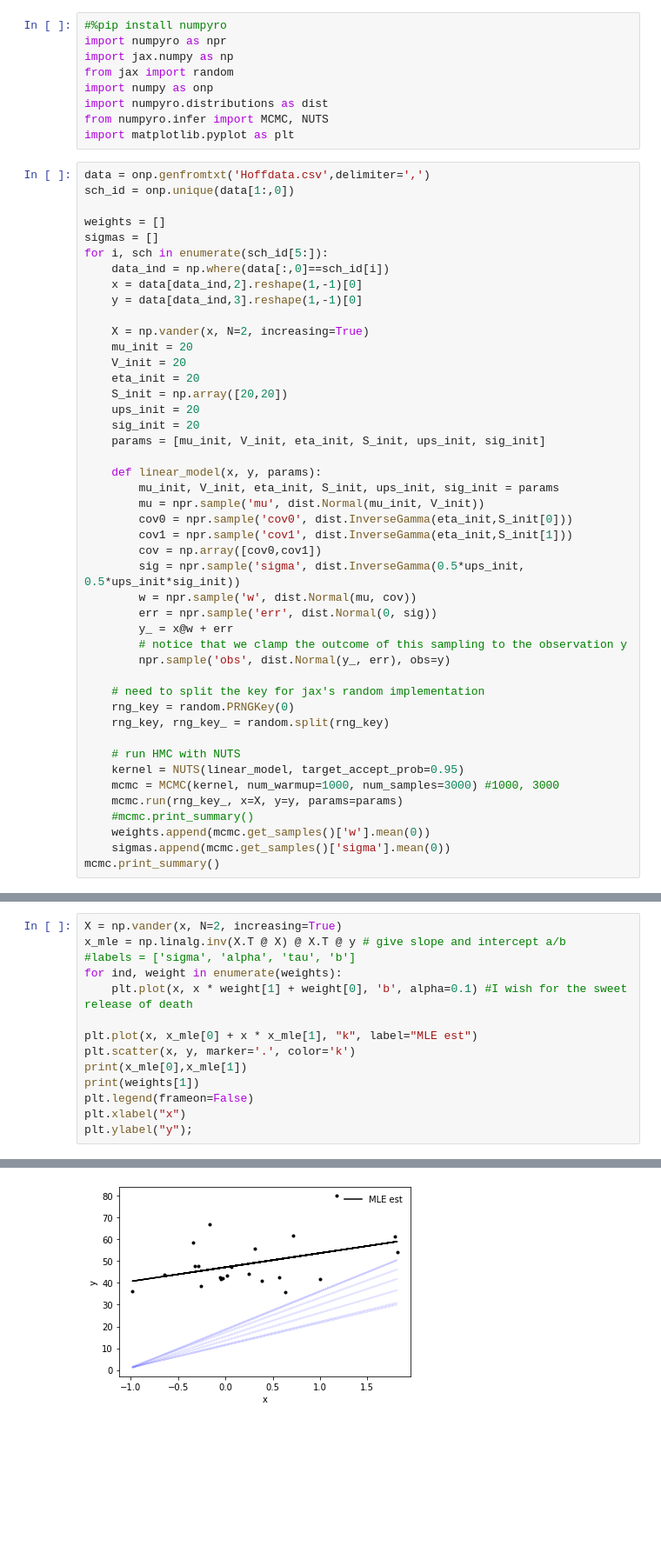
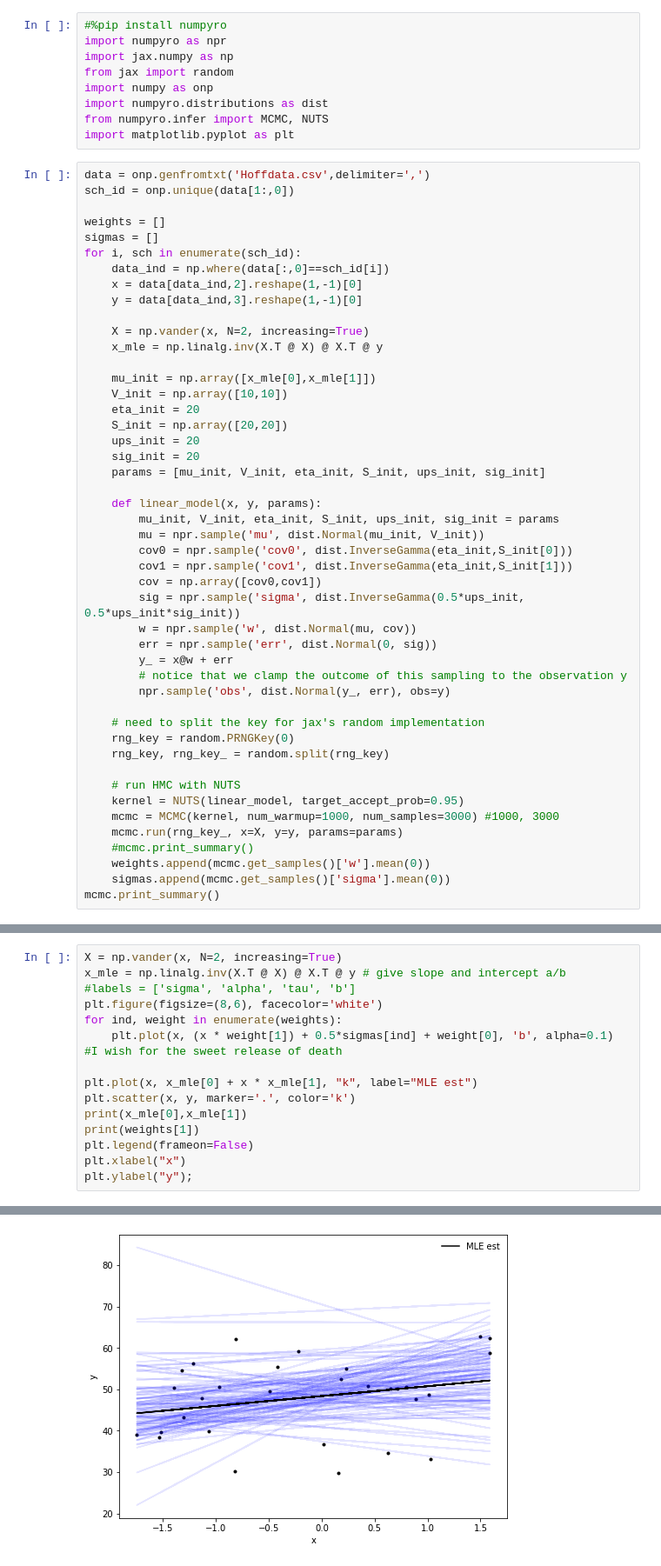
Before and after one commit to idcampbell/sml505-assignment5, a Jupyter notebook: Assignment5.ipynb, the cells around one changed output, grey strips where cells are left out. Shown: that part at 87% size. Drawn from its saved outputs; the diff is of its cells as text; blank space fills up the shorter version.

```diff
--- a/Assignment5.ipynb
+++ b/Assignment5.ipynb
@@ -215,14 +215,16 @@ sch_id = onp.unique(data[1:,0])
 
 weights = []
 sigmas = []
-for i, sch in enumerate(sch_id[5:]):
+for i, sch in enumerate(sch_id):
     data_ind = np.where(data[:,0]==sch_id[i])
     x = data[data_ind,2].reshape(1,-1)[0]
     y = data[data_ind,3].reshape(1,-1)[0]
 
     X = np.vander(x, N=2, increasing=True)
-    mu_init = 20
-    V_init = 20
+    x_mle = np.linalg.inv(X.T @ X) @ X.T @ y
+
+    mu_init = np.array([x_mle[0],x_mle[1]])
+    V_init = np.array([10,10])
     eta_init = 20
     S_init = np.array([20,20])
     ups_init = 20
@@ -260,8 +272,9 @@ KeyboardInterrupt:
 X = np.vander(x, N=2, increasing=True)
 x_mle = np.linalg.inv(X.T @ X) @ X.T @ y # give slope and intercept a/b
 #labels = ['sigma', 'alpha', 'tau', 'b']
+plt.figure(figsize=(8,6), facecolor='white')
 for ind, weight in enumerate(weights):
-    plt.plot(x, x * weight[1] + weight[0], 'b', alpha=0.1) #I wish for the sweet release of death
+    plt.plot(x, (x * weight[1]) + 0.5*sigmas[ind] + weight[0], 'b', alpha=0.1) #I wish for the sweet release of death
 
 plt.plot(x, x_mle[0] + x * x_mle[1], "k", label="MLE est")
 plt.scatter(x, y, marker='.', color='k')
@@ -276,4 +289,4 @@ plt.ylabel("y");
-[figure, old version]
+[figure, new version]
 # %% [markdown]
 ### Problem 2.2 (3pts):
 
```
Also changed, not shown: parts of 3 cells of this notebook.
